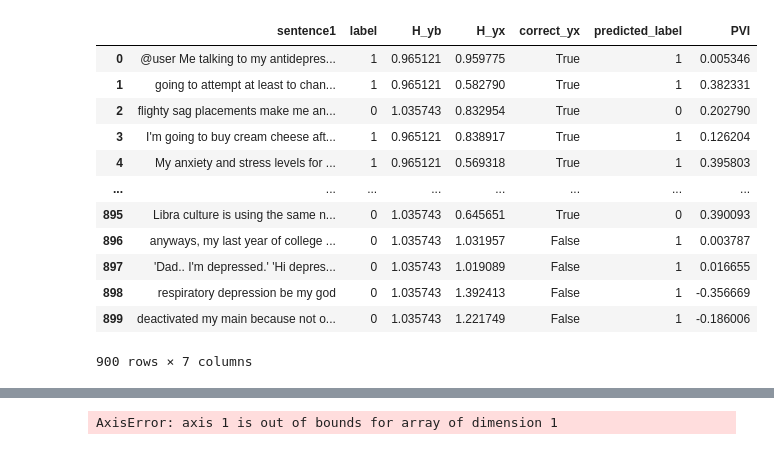
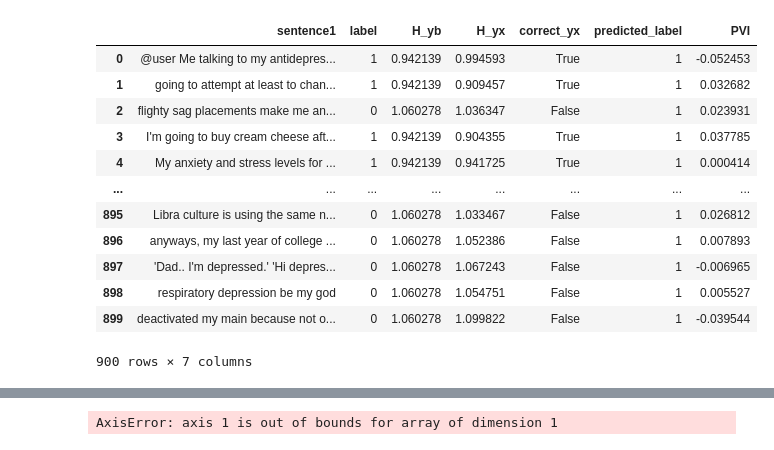
Before and after one commit to AmeyHengle/ANGST, a Jupyter notebook: notebooks/v_usable_info.ipynb, the cells around one changed output, grey strips where cells are left out. Cells and saved outputs as stored; diff of their text form; code cells hidden in the pictures.

Commit message:
updating vinfo code

```diff
--- a/notebooks/v_usable_info.ipynb
+++ b/notebooks/v_usable_info.ipynb
@@ -22,18 +30,18 @@ dreddit_df
 2838 rows × 7 columns
 # %%
-DATD_df = pd.read_csv('../data/dataset_analysis/v_info/DATD_std_null_vinfo.csv')
+DATD_df = pd.read_csv('../data/dataset_analysis/v_info/DATD_roberta-base_std_null_vinfo.csv')
 DATD_df
 # %% [output]
 |  | sentence1 | label | H_yb | H_yx | correct_yx | predicted_label | PVI |
-| 0 | @user Me talking to my antidepres... | 1 | 0.965121 | 0.959775 | True | 1 | 0.005346 |
-| 1 | going to attempt at least to chan... | 1 | 0.965121 | 0.582790 | True | 1 | 0.382331 |
-| 2 | flighty sag placements make me an... | 0 | 1.035743 | 0.832954 | True | 0 | 0.202790 |
-| 3 | I'm going to buy cream cheese aft... | 1 | 0.965121 | 0.838917 | True | 1 | 0.126204 |
-| 4 | My anxiety and stress levels for ... | 1 | 0.965121 | 0.569318 | True | 1 | 0.395803 |
+| 0 | @user Me talking to my antidepres... | 1 | 0.942139 | 0.994593 | True | 1 | -0.052453 |
+| 1 | going to attempt at least to chan... | 1 | 0.942139 | 0.909457 | True | 1 | 0.032682 |
+| 2 | flighty sag placements make me an... | 0 | 1.060278 | 1.036347 | False | 1 | 0.023931 |
+| 3 | I'm going to buy cream cheese aft... | 1 | 0.942139 | 0.904355 | True | 1 | 0.037785 |
+| 4 | My anxiety and stress levels for ... | 1 | 0.942139 | 0.941725 | True | 1 | 0.000414 |
 | ... | ... | ... | ... | ... | ... | ... | ... |
-| 895 | Libra culture is using the same n... | 0 | 1.035743 | 0.645651 | True | 0 | 0.390093 |
-| 896 | anyways, my last year of college ... | 0 | 1.035743 | 1.031957 | False | 1 | 0.003787 |
-| 897 | 'Dad.. I'm depressed.' 'Hi depres... | 0 | 1.035743 | 1.019089 | False | 1 | 0.016655 |
-| 898 | respiratory depression be my god | 0 | 1.035743 | 1.392413 | False | 1 | -0.356669 |
-| 899 | deactivated my main because not o... | 0 | 1.035743 | 1.221749 | False | 1 | -0.186006 |
+| 895 | Libra culture is using the same n... | 0 | 1.060278 | 1.033467 | False | 1 | 0.026812 |
+| 896 | anyways, my last year of college ... | 0 | 1.060278 | 1.052386 | False | 1 | 0.007893 |
+| 897 | 'Dad.. I'm depressed.' 'Hi depres... | 0 | 1.060278 | 1.067243 | False | 1 | -0.006965 |
+| 898 | respiratory depression be my god | 0 | 1.060278 | 1.054751 | False | 1 | 0.005527 |
+| 899 | deactivated my main because not o... | 0 | 1.060278 | 1.099822 | False | 1 | -0.039544 |
 900 rows × 7 columns
```
Also changed, not shown: parts of 19 cells of this notebook, 9 other files.
